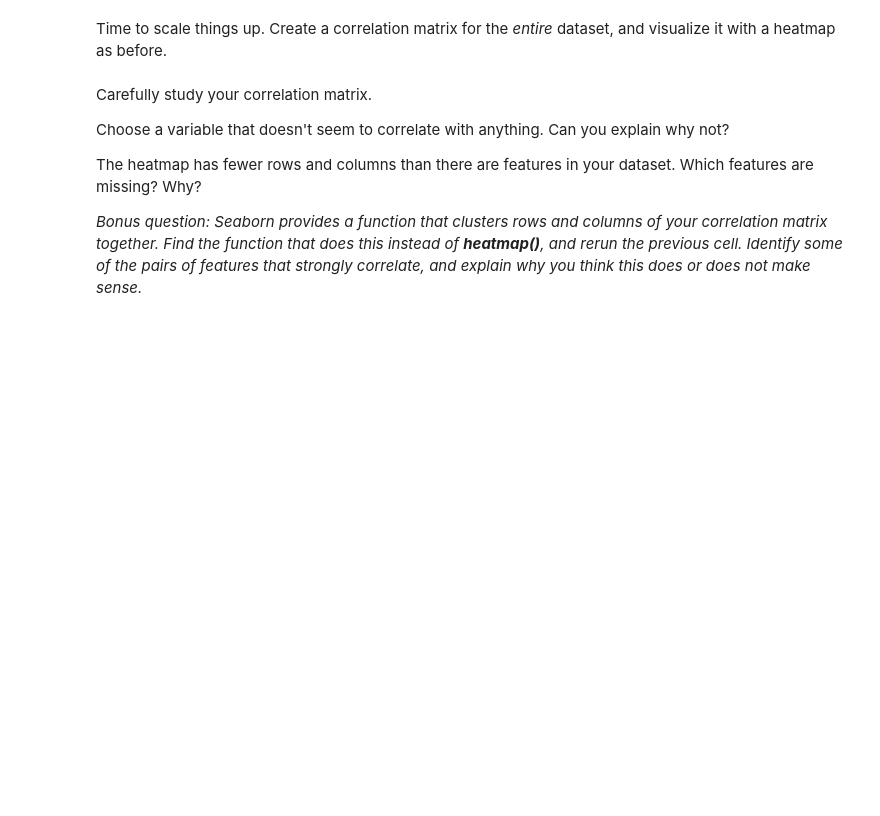
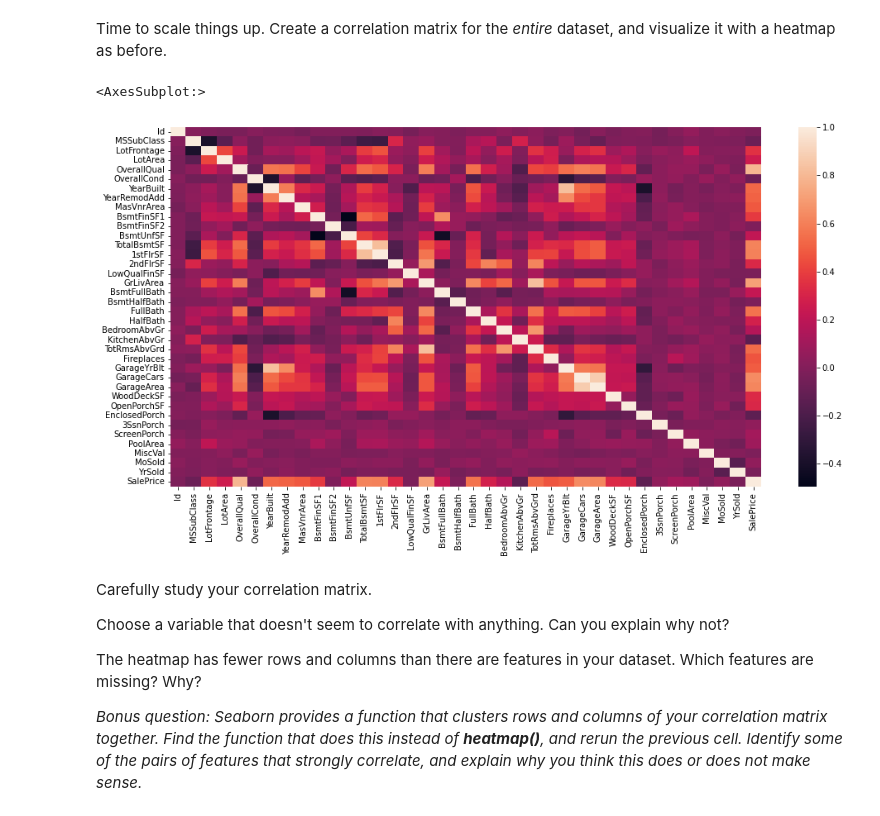
Before and after one commit to bang-a-coder/project-datascience101, a Jupyter notebook: Data Science 101-2.ipynb, the cells around one changed output. Drawn from its saved outputs; the diff is of its cells as text; code cells hidden in the pictures; blank space fills up the shorter version.

```diff
--- a/Data Science 101-2.ipynb
+++ b/Data Science 101-2.ipynb
@@ -299,6 +313,12 @@ Answer:
 Time to scale things up. Create a correlation matrix for the <i>entire</i> dataset, and visualize it with a heatmap as before.
 # %%
 # Make a heatmap of the correlation matrix for your entire dataset.
+allDSCorr = housePricesDF.corr()
+
+sns.heatmap(allDSCorr)
+# %% [output]
+<AxesSubplot:>
+[figure, added]
 # %% [markdown]
 Carefully study your correlation matrix.
 
```
Also changed, not shown: parts of 6 cells of this notebook.
